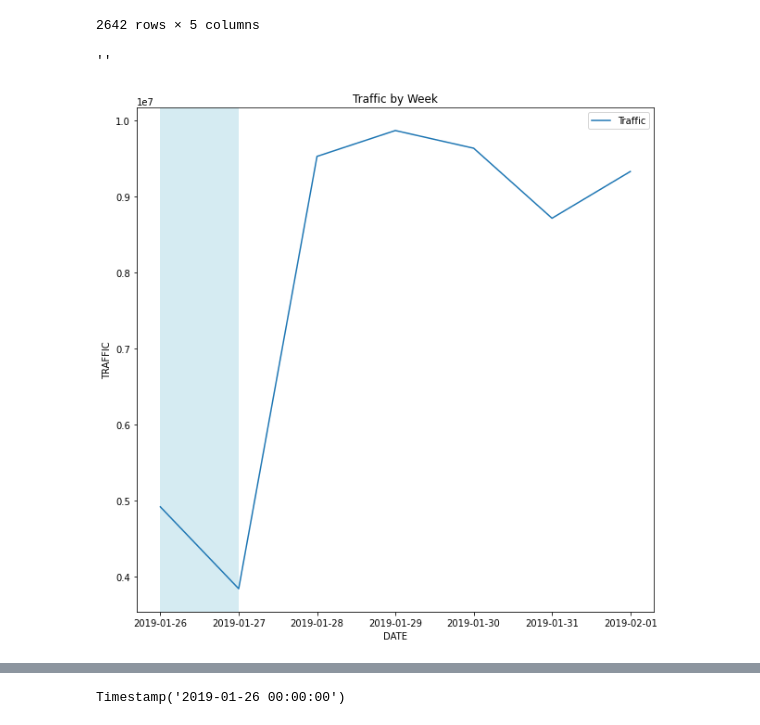
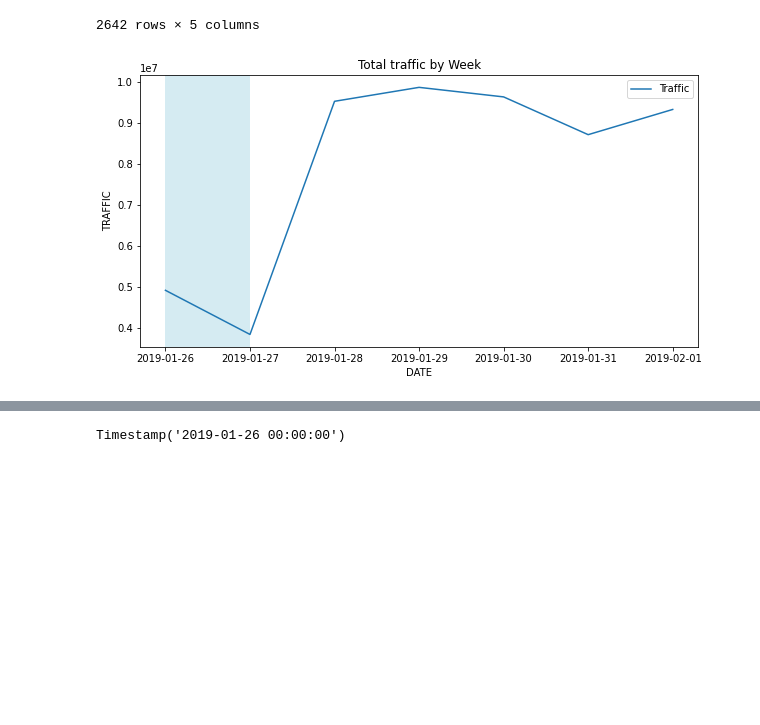
Before and after one commit to KunojiLym/metis_project_1, a Jupyter notebook: yz_project_01.ipynb, the cells around one changed output, grey strips where cells are left out. Saved outputs shown, nothing was run; the diff lists cells and outputs as text; code cells hidden in the pictures; blank space fills up the shorter version.

```diff
--- a/yz_project_01.ipynb
+++ b/yz_project_01.ipynb
@@ -367,16 +367,15 @@ mta_bystation.groupby(['STATION','DATE']).sum().reset_index()
 | 2641 | ZEREGA AV | 2019-02-01 | 2461 | 2047 | 4508 |
 2642 rows × 5 columns
 # %%
-fig, axs = plt.subplots(nrows=1,figsize=(10,10))
+fig, axs = plt.subplots(nrows=1,figsize=(10,5))
 
 sns.lineplot(data = mta_bystation.groupby('DATE').sum().reset_index(), x='DATE', y='TRAFFIC', ax=axs, label="Traffic").set(title='Total traffic by Week')
 
 weekend_indices = p1.find_weekend_indices(mta['penn'][0].DATE.tolist())
 p1.highlight_datetimes(weekend_indices, axs, mta['penn'][0])
-;
+plt.savefig('weekly_traffic_total.svg');
 # %% [output]
-''
-[figure, old version]
+[figure, new version]
 # %%
 fig, axs = plt.subplots(nrows=1,figsize=(10,10))
 
```
Also changed, not shown: parts of 1 cell of this notebook.
